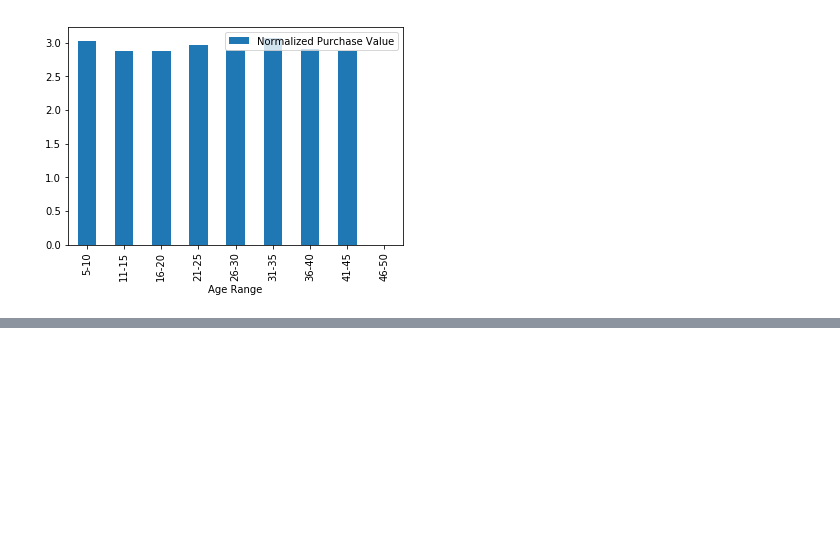
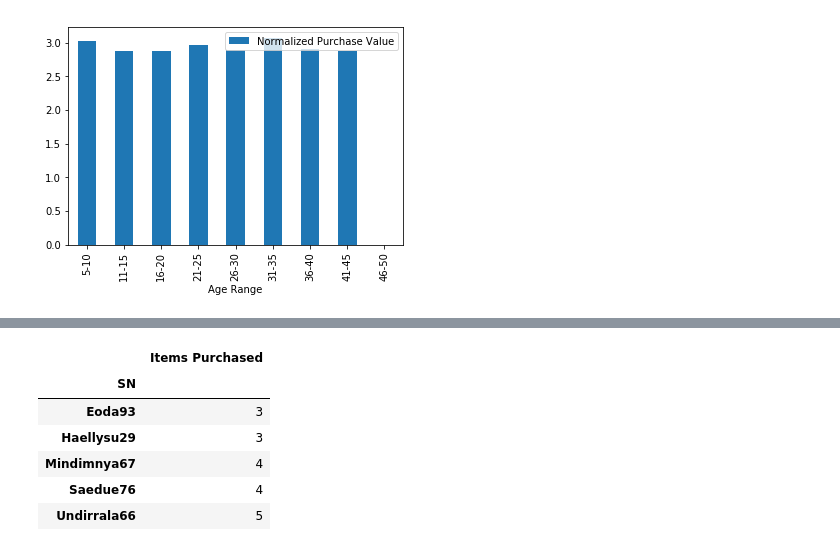
Before and after one commit to jgroth1/Pandas_data_Analysis, a Jupyter notebook: HeroesOfPymoli/Heroes_of_Pymoli_Analysis.ipynb, the cells around one changed output, grey strips where cells are left out. Cells and saved outputs as stored; diff of their text form; code cells hidden in the pictures; blank space fills up the shorter version.

```diff
--- a/HeroesOfPymoli/Heroes_of_Pymoli_Analysis.ipynb
+++ b/HeroesOfPymoli/Heroes_of_Pymoli_Analysis.ipynb
@@ -313,0 +314,13 @@ purchase_data_df.groupby('SN').sum().sort_values('Price', ascending=False)
+# %%
+top_purchase_count =top_purchase_groupby.count()
+top_purchase_item_count = top_purchase_count['Item ID'].to_frame()
+top_purchase_item_count.rename(index=str, columns={'Item ID': 'Items Purchased'}, inplace=True)
+top_purchase_item_count
+# %% [output]
+|  | Items Purchased |
+| SN |  |
+| Eoda93 | 3 |
+| Haellysu29 | 3 |
+| Mindimnya67 | 4 |
+| Saedue76 | 4 |
+| Undirrala66 | 5 |
```
Also changed, not shown: parts of 7 cells of this notebook.
